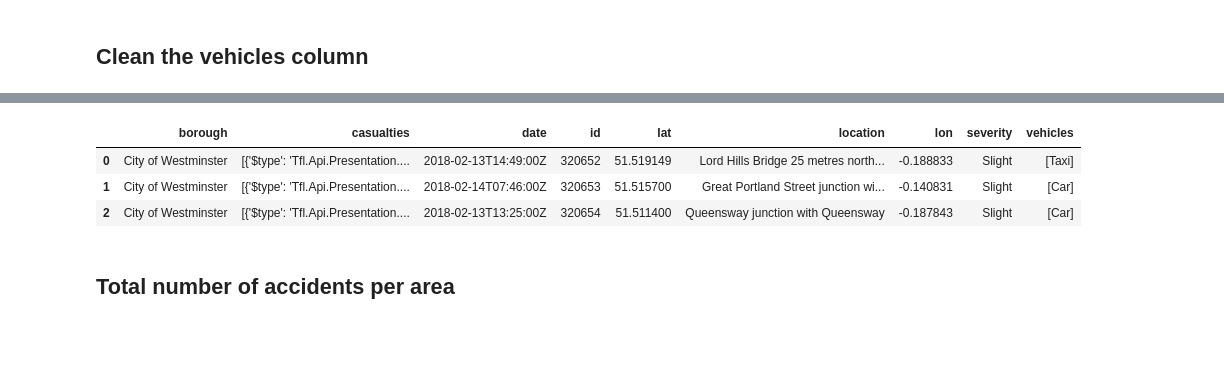
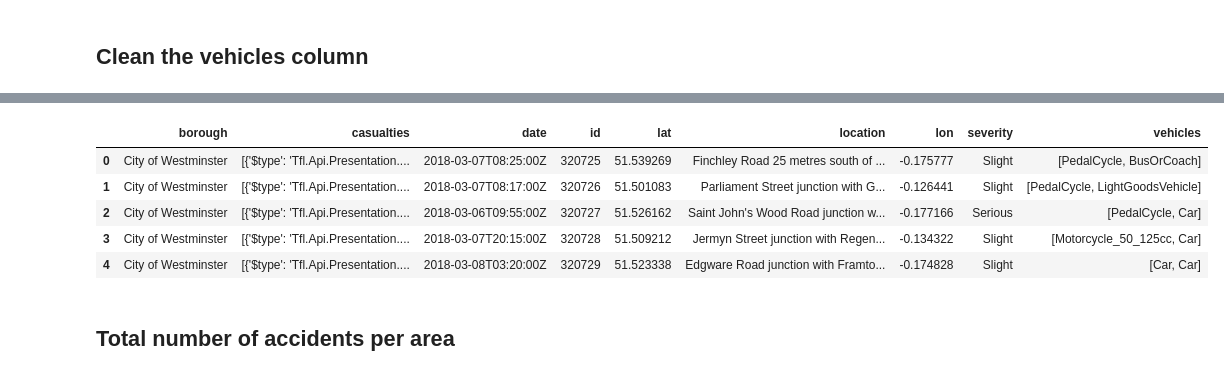
Before and after one commit to tu-nguyen-tech/London-Accident-Data-Analysis, a Jupyter notebook: main.ipynb, the cells around one changed output, grey strips where cells are left out. Saved outputs shown, nothing was run; the diff lists cells and outputs as text; code cells hidden in the pictures; blank space fills up the shorter version.

```diff
--- a/main.ipynb
+++ b/main.ipynb
@@ -44,12 +49,14 @@ def get_vehicles(cell):
 
 df['vehicles'] = df['vehicles'].apply(get_vehicles)
 # %%
-df.head(3)
+df.head(5)
 # %% [output]
 |  | borough | casualties | date | id | lat | location | lon | severity | vehicles |
-| 0 | City of Westminster | [{'$type': 'Tfl.Api.Presentation.... | 2018-02-13T14:49:00Z | 320652 | 51.519149 | Lord Hills Bridge 25 metres north... | -0.188833 | Slight | [Taxi] |
-| 1 | City of Westminster | [{'$type': 'Tfl.Api.Presentation.... | 2018-02-14T07:46:00Z | 320653 | 51.515700 | Great Portland Street junction wi... | -0.140831 | Slight | [Car] |
-| 2 | City of Westminster | [{'$type': 'Tfl.Api.Presentation.... | 2018-02-13T13:25:00Z | 320654 | 51.511400 | Queensway junction with Queensway | -0.187843 | Slight | [Car] |
+| 0 | City of Westminster | [{'$type': 'Tfl.Api.Presentation.... | 2018-03-07T08:25:00Z | 320725 | 51.539269 | Finchley Road 25 metres south of ... | -0.175777 | Slight | [PedalCycle, BusOrCoach] |
+| 1 | City of Westminster | [{'$type': 'Tfl.Api.Presentation.... | 2018-03-07T08:17:00Z | 320726 | 51.501083 | Parliament Street junction with G... | -0.126441 | Slight | [PedalCycle, LightGoodsVehicle] |
+| 2 | City of Westminster | [{'$type': 'Tfl.Api.Presentation.... | 2018-03-06T09:55:00Z | 320727 | 51.526162 | Saint John's Wood Road junction w... | -0.177166 | Serious | [PedalCycle, Car] |
+| 3 | City of Westminster | [{'$type': 'Tfl.Api.Presentation.... | 2018-03-07T20:15:00Z | 320728 | 51.509212 | Jermyn Street junction with Regen... | -0.134322 | Slight | [Motorcycle_50_125cc, Car] |
+| 4 | City of Westminster | [{'$type': 'Tfl.Api.Presentation.... | 2018-03-08T03:20:00Z | 320729 | 51.523338 | Edgware Road junction with Framto... | -0.174828 | Slight | [Car, Car] |
 # %% [markdown]
 ## Total number of accidents per area
 # %%
```
Also changed, not shown: parts of 7 cells of this notebook.
